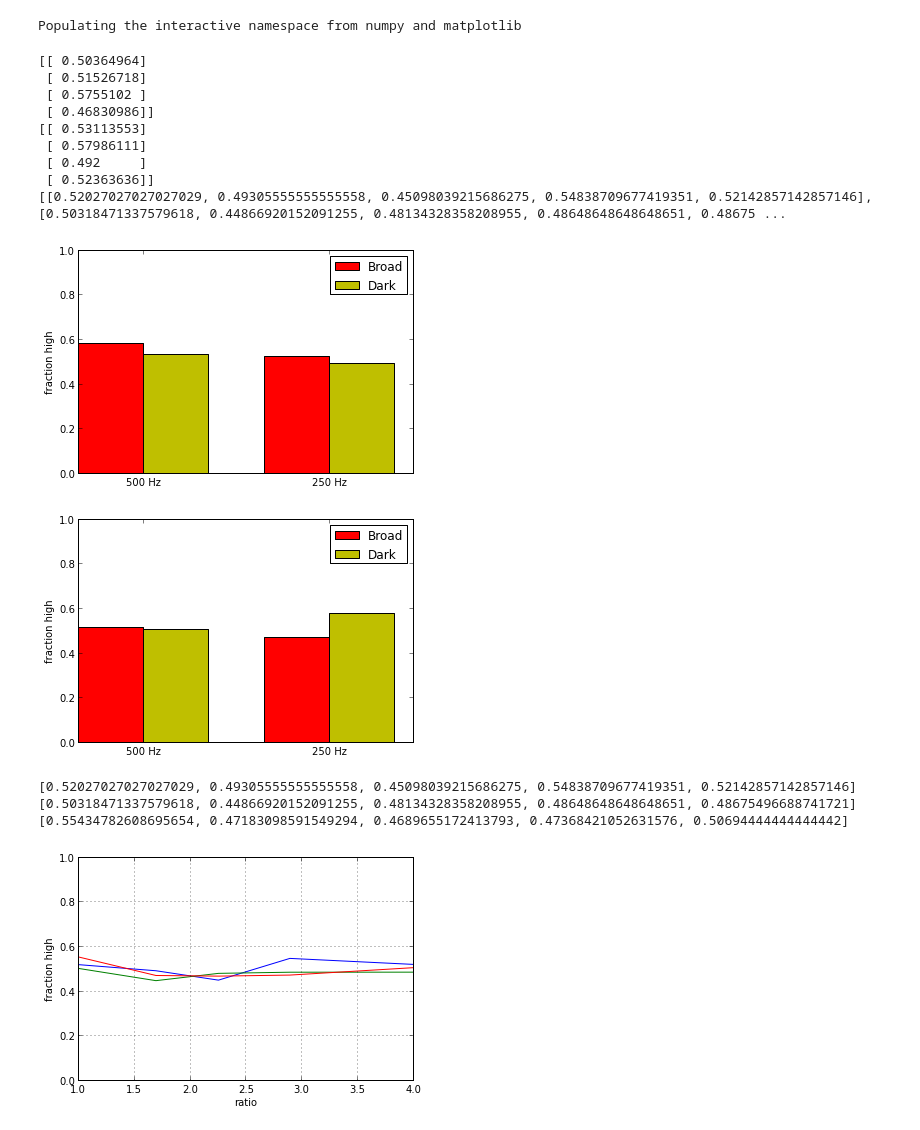
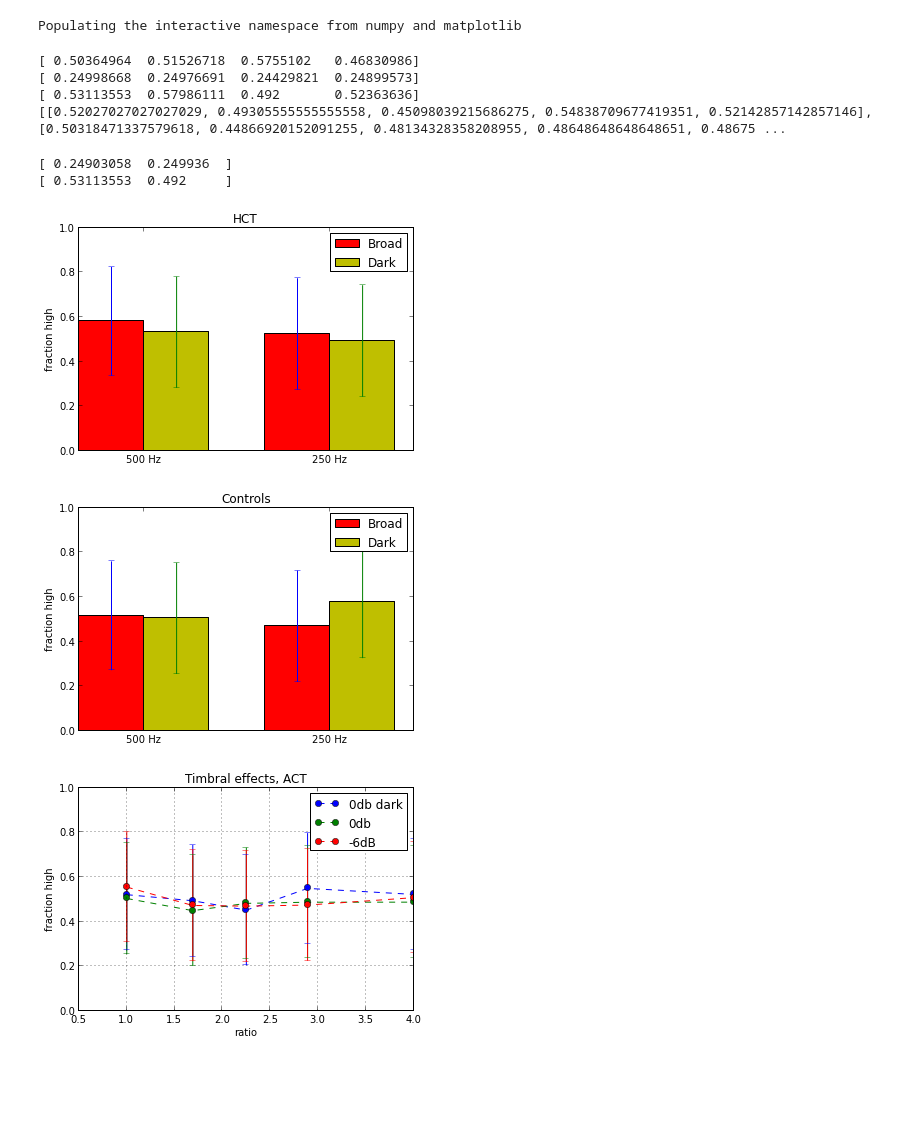
Before and after one commit to vincentadam87/pitch_experiment, a Jupyter notebook: Code/notebooks/Test_data_analysis.ipynb, the cells around one changed output. Saved outputs shown, nothing was run; the diff lists cells and outputs as text; code cells hidden in the pictures; blank space fills up the shorter version.

Commit message:
Data analysis script completed: reproducing plots of Philipp Hehrmann

```diff
--- a/Code/notebooks/Test_data_analysis.ipynb
+++ b/Code/notebooks/Test_data_analysis.ipynb
@@ -47,8 +47,7 @@ for index in INDEX_hct:
                 counts_hct[i_index,2] += 1
 
 # Compute Accuracy for HCT
-accuracy_hct = zeros((4,1),float)
-std_hct = zeros((4,1),float)
+accuracy_hct = zeros((4),float)
 i_index = -1
 for row in counts_hct:
     i_index += 1
@@ -68,7 +67,7 @@ for index in INDEX_control:
                 counts_control[i_index,2] += 1
 
 # Compute Accuracy for HCT
-accuracy_control = zeros((4,1),float)
+accuracy_control = zeros((4),float)
 i_index = -1
 for row in counts_control:
     i_index += 1
@@ -95,30 +94,36 @@ for index in INDEX_act:
                 counts_act[i_index,2] += 1
 
 # Compute Accuracy for ACT
-accuracy_act = zeros((len(INDEX_act),1),float)
+accuracy_act = zeros((len(INDEX_act)),float)
 i_index = -1
 for row in counts_act:
     i_index += 1
     accuracy_act[i_index] = row[0]/(row[0]+row[1])
 
 # Merge accuracies to build psychometric curves
+# indices of sounds of increasing ratio for the 3 conditions
 ind_by_cond = [np.arange(0,15,3),
                np.arange(1,15,3),
-               np.arange(2,15,3)] # indices of sounds of increasing ratio for the 3 conditions
-psy_curve = [[accuracy_act[index][0] for index in row] for row in ind_by_cond]
+               np.arange(2,15,3)]
+
+
+psy_curve = [[accuracy_act[index] for index in row] for row in ind_by_cond]
+psy_curve_std = [[accuracy_act[index]*(1-accuracy_act[index]) for index in row] for row in ind_by_cond]
+
+# compute std
+std_control = ((1-accuracy_control)*accuracy_control)
+std_hct = ((1- accuracy_hct)*accuracy_hct)
+std_act= ((1- accuracy_act)*accuracy_act)
 # %%
 print(accuracy_control)
+print(std_control)
+
 print(accuracy_hct)
 print(psy_curve)
 # %% [output]
-[[ 0.50364964]
- [ 0.51526718]
- [ 0.5755102 ]
- [ 0.46830986]]
-[[ 0.53113553]
- [ 0.57986111]
- [ 0.492     ]
- [ 0.52363636]]
+[ 0.50364964  0.51526718  0.5755102   0.46830986]
+[ 0.24998668  0.24976691  0.24429821  0.24899573]
+[ 0.53113553  0.57986111  0.492       0.52363636]
 [[0.52027027027027029, 0.49305555555555558, 0.45098039215686275, 0.54838709677419351, 0.52142857142857146], [0.50318471337579618, 0.44866920152091255, 0.48134328358208955, 0.48648648648648651, 0.48675 ...
 # %%
 import numpy as np
@@ -130,46 +135,58 @@ ind = np.arange(N)  # the x locations for the groups
 width = 0.35       # the width of the bars
 
 hctf250m = accuracy_hct[[0,2]]
+hctf250std = std_hct[[0,2]]
+
 hctf500m = accuracy_hct[[1,3]]
+hctf500std = std_hct[[1,3]]
+
+print(hctf250std)
+print(hctf250m)
 
 fig, ax = plt.subplots()
-rects1 = ax.bar(ind, hctf500m, width, color='r')#, yerr=hctf500std)
-rects2 = ax.bar(ind+width, hctf250m, width, color='y')#, yerr=hctf250std)
+rects1 = ax.bar(ind, hctf500m, width, color='r', yerr=hctf500std)
+rects2 = ax.bar(ind+width, hctf250m, width, color='y', yerr=hctf250std)
 ax.set_ylabel('fraction high')
 ax.set_xticks(ind+width)
 ax.set_xticklabels( ('500 Hz', '250 Hz') )
 ax.legend( (rects1[0], rects2[0]), ('Broad', 'Dark') )
-
+ax.set_title('HCT')
 plt.ylim(0,1)
 plt.show()
 # %% [output]
+[ 0.24903058  0.249936  ]
+[ 0.53113553  0.492     ]
-[figure, old version]
+[figure, new version]
 # %%
 controlf250m = accuracy_control[[0,2]]
+controlf250std = std_control[[0,2]]
+
 controlf500m = accuracy_control[[1,3]]
+controlf250std = std_control[[0,2]]
 
 fig, ax = plt.subplots()
-rects1 = ax.bar(ind, controlf500m, width, color='r')#, yerr=hctf500std)
-rects2 = ax.bar(ind+width, controlf250m, width, color='y')#, yerr=hctf250std)
+rects1 = ax.bar(ind, controlf500m, width, color='r', yerr=hctf500std)
+rects2 = ax.bar(ind+width, controlf250m, width, color='y', yerr=hctf250std)
 ax.set_ylabel('fraction high')
 ax.set_xticks(ind+width)
 ax.set_xticklabels( ('500 Hz', '250 Hz') )
 ax.legend( (rects1[0], rects2[0]), ('Broad', 'Dark') )
+ax.set_title('Controls')
 
 plt.ylim(0,1)
 plt.show()
 # %% [output]
-[figure, old version]
+[figure, new version]
 # %%
-Exp = exp_param.exp_param();t = arange(0.0, 2.0, 0.01)
+Exp = exp_param.exp_param()
 
 RATIO = Exp.RATIO
 
-
-for row in psy_curve:
-    print(row)
-    plt.plot(RATIO, row)
+for i in arange(0,shape(psy_curve)[0]):
+    plt.errorbar(RATIO, psy_curve[i], yerr=psy_curve_std[i] , linestyle="dashed", marker="o")
 plt.ylim(0,1)
+legend(['0db dark','0db', '-6dB'])
+plt.title('Timbral effects, ACT')
 xlabel('ratio')
 ylabel('fraction high')
 grid(True)
@@ -177,7 +194,4 @@ show()
 
 # check bernoulli cramer rao : http://math.arizona.edu/~jwatkins/m-unbiased.pdf
 # %% [output]
-[0.52027027027027029, 0.49305555555555558, 0.45098039215686275, 0.54838709677419351, 0.52142857142857146]
-[0.50318471337579618, 0.44866920152091255, 0.48134328358208955, 0.48648648648648651, 0.48675496688741721]
-[0.55434782608695654, 0.47183098591549294, 0.4689655172413793, 0.47368421052631576, 0.50694444444444442]
-[figure, old version]
+[figure, new version]
```
Also changed, not shown: 2 other files.
